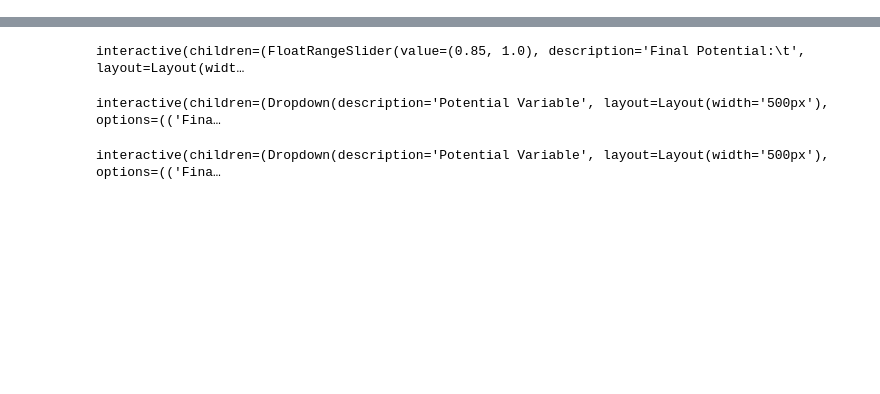
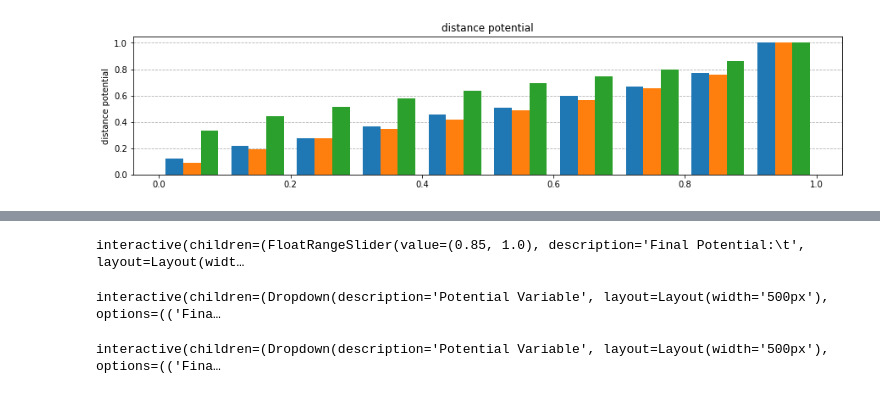
Before and after one commit to pepedrog/SP-Cycling-Potential, a Jupyter notebook: codigo/Cycling-Potential-Validation.ipynb, the cells around one changed output, grey strips where cells are left out. Cells and saved outputs as stored; diff of their text form; code cells hidden in the pictures; blank space fills up the shorter version.

```diff
--- a/codigo/Cycling-Potential-Validation.ipynb
+++ b/codigo/Cycling-Potential-Validation.ipynb
@@ -39,3 +57,96 @@ the_grid = gr.create(n=9, west_offset=-0.15, east_offset=0.23, north_offset=0.19
 # %%
 od_trips = gpd.GeoDataFrame(od_trips, crs={'init': 'epsg:4326'},
                  geometry=[LineString(eval(r)) for r in od_trips['route']])
+# %%
+bike_routes = gpd.read_file('../data/sao-paulo/od/routes/bike_routes_all.shp')
+bike_routes.crs = {'init': 'epsg:4326'}
+bike_routes['length'] = bike_routes['geometry'].length * 100000
+cp_list = []
+for i, r in bike_routes.iterrows():
+    try:
+        pot_d, pot_a, pot_i = cp.cycling_potential_variables(r)
+        cp_list.append(['bike', r['ID_ORDEM'],
+                        pot_d, pot_a, pot_i,
+                        (pot_i + pot_a + pot_d) / 3,
+                        r['FE_VIA'], r['MUNI_O']])
+    except:
+        pass
+columns = ['modal', 'trip_id', 'distance_potential', 'age_potential',
+           'inclination_potential', 'final_potential','FE_VIA', 'Muni']
+bike_trips = pd.DataFrame(data = cp_list, columns = columns)
+# %%
+plt.figure(figsize=(15,3))
+ax_distance = plt.axes()
+ax_distance.set_axisbelow(True)
+plt.grid(linestyle='--')
+ax_distance.xaxis.grid(False)
+plt.hist([bike_trips['distance_potential'],
+             od_trips.loc[od_trips['modal'] == 'pedestrian']['distance_potential'],
+             od_trips.loc[od_trips['modal'] == 'car']['distance_potential']],
+            weights =
+            [bike_trips['FE_VIA'],
+             od_trips.loc[od_trips['modal'] == 'pedestrian']['FE_VIA'],
+             od_trips.loc[od_trips['modal'] == 'car']['FE_VIA']],
+         density = True, cumulative = 1)
+#plt.xticks([1, 2, 3], ['cycling', 'walking', 'car'])
+plt.title('distance potential')
+plt.ylabel('distance potential')
+plt.show()
+
+plt.figure(figsize=(15,3))
+ax_distance = plt.axes()
+ax_distance.set_axisbelow(True)
+plt.grid(linestyle='--')
+ax_distance.xaxis.grid(False)
+plt.hist([bike_trips['age_potential'],
+             od_trips.loc[od_trips['modal'] == 'pedestrian']['age_potential'],
+             od_trips.loc[od_trips['modal'] == 'car']['age_potential']],
+            weights =
+            [bike_trips['FE_VIA'],
+             od_trips.loc[od_trips['modal'] == 'pedestrian']['FE_VIA'],
+             od_trips.loc[od_trips['modal'] == 'car']['FE_VIA']],
+         density = True, cumulative = 1)
+#plt.xticks([1, 2, 3], ['cycling', 'walking', 'car'])
+plt.title('age potential')
+plt.ylabel('age potential')
+plt.show()
+
+plt.figure(figsize=(15,3))
+ax_distance = plt.axes()
+ax_distance.set_axisbelow(True)
+plt.grid(linestyle='--')
+ax_distance.xaxis.grid(False)
+plt.hist([bike_trips['inclination_potential'],
+             od_trips.loc[od_trips['modal'] == 'pedestrian']['inclination_potential'],
+             od_trips.loc[od_trips['modal'] == 'car']['inclination_potential']],
+            weights =
+            [bike_trips['FE_VIA'],
+             od_trips.loc[od_trips['modal'] == 'pedestrian']['FE_VIA'],
+             od_trips.loc[od_trips['modal'] == 'car']['FE_VIA']],
+         density = True, cumulative = 1)
+#plt.xticks([1, 2, 3], ['cycling', 'walking', 'car'])
+plt.title('slope potential')
+plt.ylabel('slope potential')
+plt.show()
+
+plt.figure(figsize=(15,3))
+ax_distance = plt.axes()
+ax_distance.set_axisbelow(True)
+plt.grid(linestyle='--')
+ax_distance.xaxis.grid(False)
+plt.hist(bins = 10,
+         x = [bike_trips['final_potential'],
+             od_trips.loc[od_trips['modal'] == 'pedestrian']['final_potential'],
+             od_trips.loc[od_trips['modal'] == 'car']['final_potential']],
+         weights =
+            [bike_trips['FE_VIA'],
+             od_trips.loc[od_trips['modal'] == 'pedestrian']['FE_VIA'],
+             od_trips.loc[od_trips['modal'] == 'car']['FE_VIA']],
+         density = True, histtype='step', cumulative = 1,
+        label = ['cycling', 'walking', 'car'])
+#plt.xticks([1, 2, 3], ['cycling', 'walking', 'car'])
+plt.title('final potential')
+plt.ylabel('final potential')
+plt.show()
+# %% [output]
+[figure, added]
```
Also changed, not shown: parts of 5 cells of this notebook, 43 other files.
